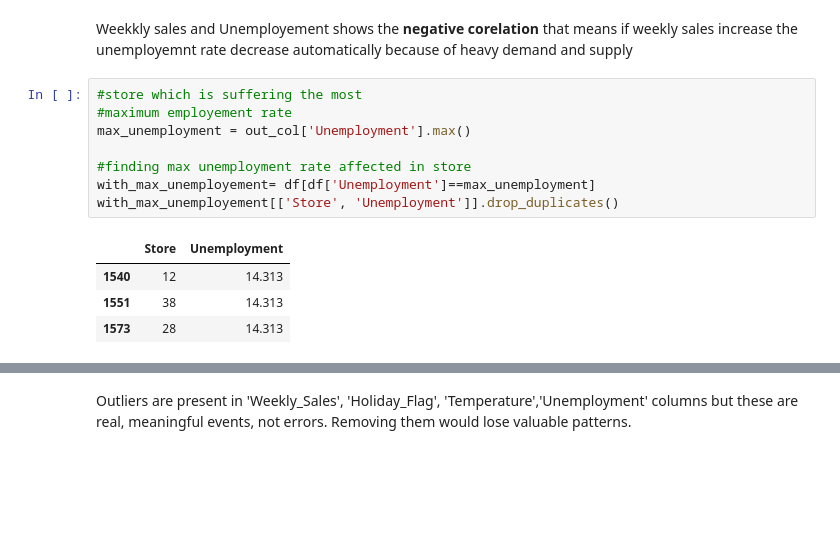
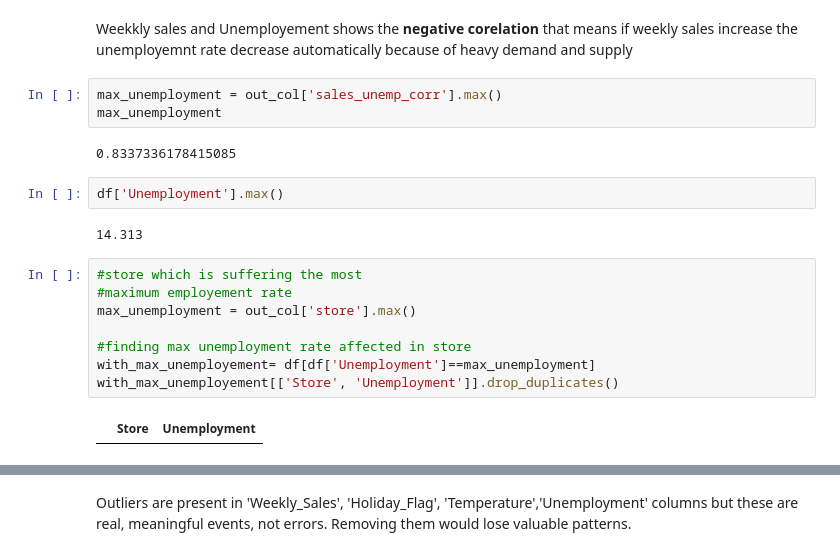
Before and after one commit to Sharddha-Sharddha/IITMLAssignments, a Jupyter notebook: Wallmart_Capstone_project.ipynb, the cells around one changed output, grey strips where cells are left out. Saved outputs shown, nothing was run; the diff lists cells and outputs as text; blank space fills up the shorter version.

```diff
--- a/Wallmart_Capstone_project.ipynb
+++ b/Wallmart_Capstone_project.ipynb
@@ -191,19 +191,25 @@ plt.show()
 [figure]
 # %% [markdown]
 Weekkly sales and Unemployement shows the **negative corelation** that means if weekly sales increase the unemployemnt rate decrease automatically because of heavy demand and supply
+# %%
+max_unemployment = out_col['sales_unemp_corr'].max()
+max_unemployment
+# %% [output]
+0.8337336178415085
+# %%
+df['Unemployment'].max()
+# %% [output]
+14.313
 # %%
 #store which is suffering the most
 #maximum employement rate
-max_unemployment = out_col['Unemployment'].max()
+max_unemployment = out_col['store'].max()
 
 #finding max unemployment rate affected in store
 with_max_unemployement= df[df['Unemployment']==max_unemployment]
 with_max_unemployement[['Store', 'Unemployment']].drop_duplicates()
 # %% [output]
 |  | Store | Unemployment |
-| 1540 | 12 | 14.313 |
-| 1551 | 38 | 14.313 |
-| 1573 | 28 | 14.313 |
 # %%
 
 df.columns
```
Also changed, not shown: parts of 12 cells of this notebook.
